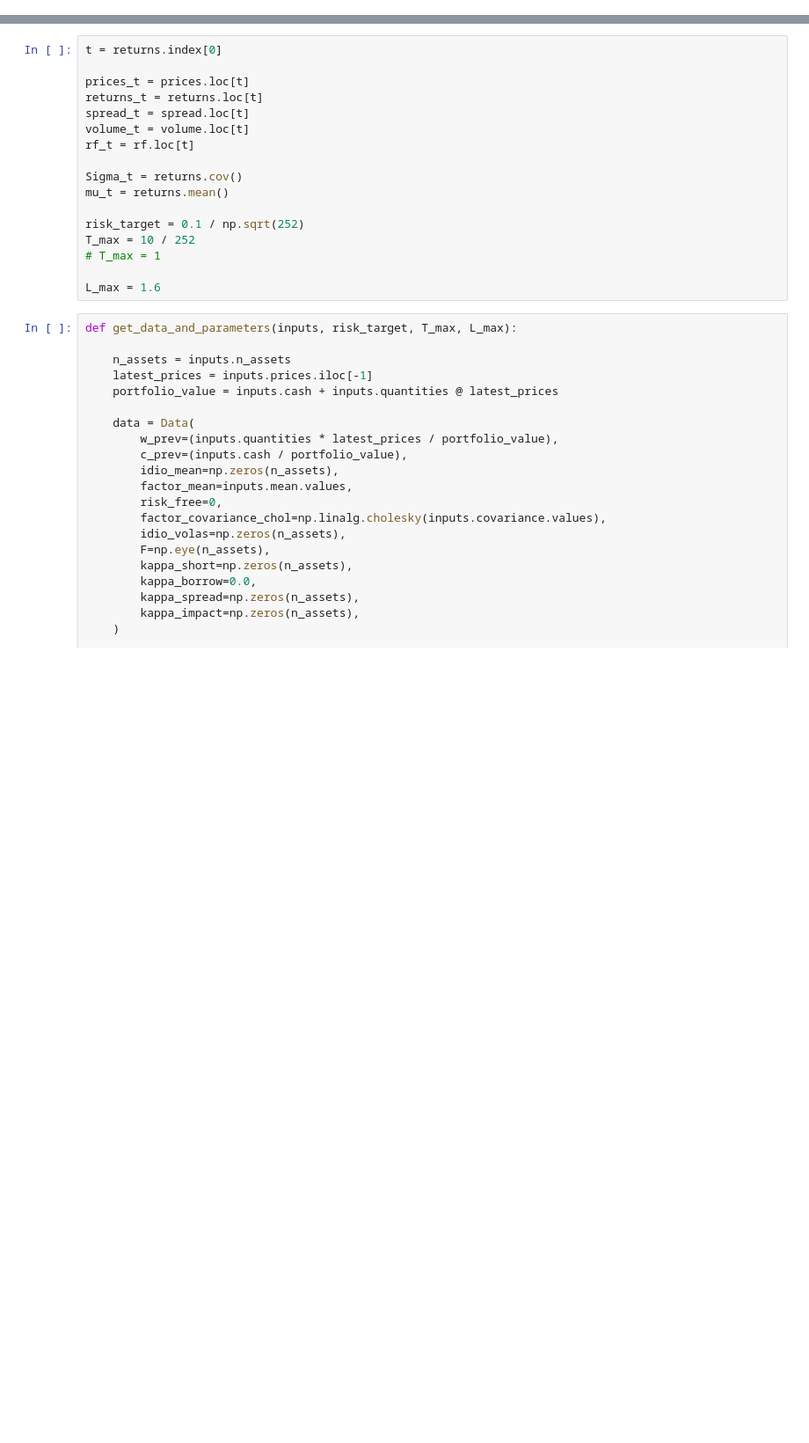
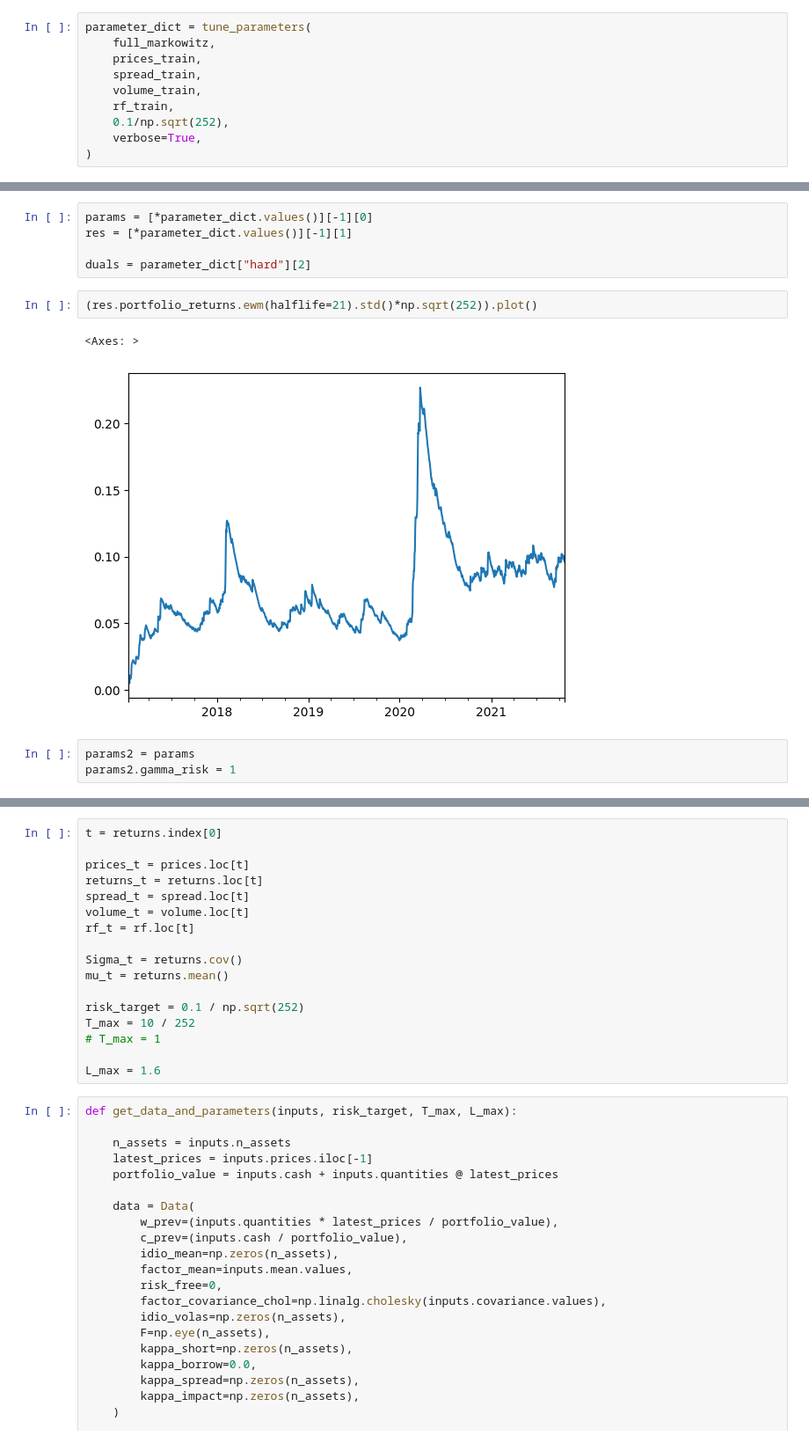
Before and after one commit to cvxgrp/markowitz-reference, a Jupyter notebook: experiments/playground.ipynb, the cells around one changed output, grey strips where cells are left out. Shown at 88% size. Drawn from its saved outputs; the diff is of its cells as text; blank space fills up the shorter version.

```diff
--- a/experiments/playground.ipynb
+++ b/experiments/playground.ipynb
@@ -20,0 +160,10 @@ n_assets = prices.shape[1]
+# %%
+parameter_dict = tune_parameters(
+    full_markowitz,
+    prices_train,
+    spread_train,
+    volume_train,
+    rf_train,
+    0.1/np.sqrt(252),
+    verbose=True,
+)
@@ -20,0 +296,13 @@ n_assets = prices.shape[1]
+# %%
+params = [*parameter_dict.values()][-1][0]
+res = [*parameter_dict.values()][-1][1]
+
+duals = parameter_dict["hard"][2]
+# %%
+(res.portfolio_returns.ewm(halflife=21).std()*np.sqrt(252)).plot()
+# %% [output]
+<Axes: >
+[figure, added]
+# %%
+params2 = params
+params2.gamma_risk = 1
```
Also changed, not shown: parts of 27 cells of this notebook, 3 other files.
